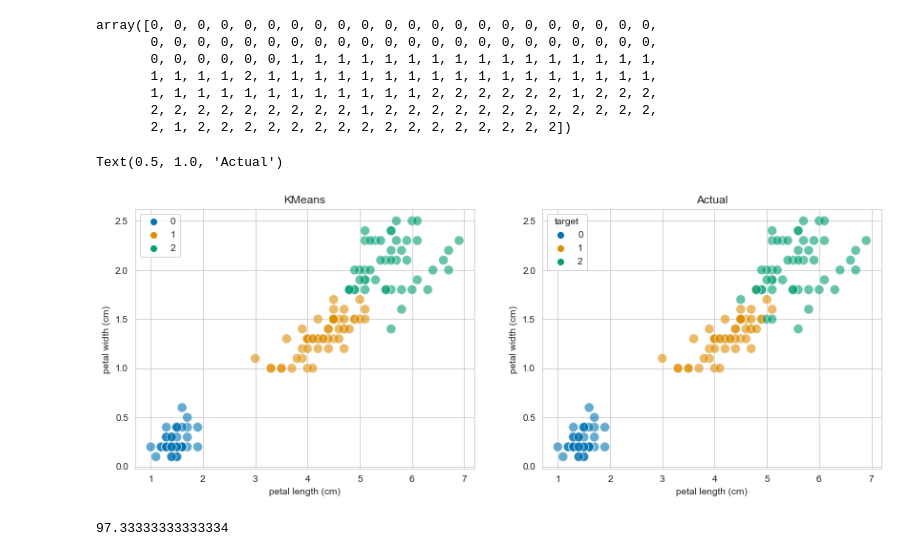
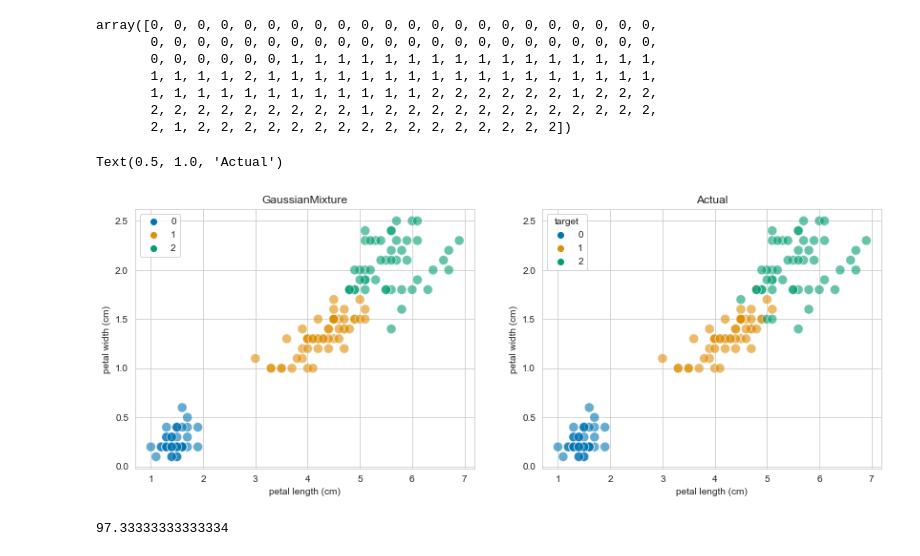
Before and after one commit to honghanhh/mci_python_36a1_l2, a Jupyter notebook: Lectures/thuynm_lecture_07_inclass_python26a10l2-Copy1.ipynb, the cells around one changed output. Drawn from its saved outputs; the diff is of its cells as text; code cells hidden in the pictures.

```diff
--- a/Lectures/thuynm_lecture_07_inclass_python26a10l2-Copy1.ipynb
+++ b/Lectures/thuynm_lecture_07_inclass_python26a10l2-Copy1.ipynb
@@ -340,5 +368,5 @@ array([1, 1, 1, 1, 1, 1, 1, 1, 1, 1, 1, 1, 1, 1, 1, 1, 1, 1, 1, 1, 1, 1,
 # %%
-value_map = {1: 0, 0: 1, 2: 2}
+value_map = {1: 0, 2: 2, 0: 1}
 y_pred = np.array([value_map[i] for i in y_pred])
 y_pred
 # %% [output]
@@ -352,19 +380,19 @@ array([0, 0, 0, 0, 0, 0, 0, 0, 0, 0, 0, 0, 0, 0, 0, 0, 0, 0, 0, 0, 0, 0,
 # %%
 fig, axs = plt.subplots(1, 2, figsize=(14, 5))
 ax = sns.scatterplot(
     data=X, x='petal length (cm)', y='petal width (cm)', hue=y_pred,
     s=100, alpha=0.6, palette='colorblind', ax=axs[0]
 )
-ax.set_title('KMeans')
+ax.set_title('GaussianMixture')
 
 ax = sns.scatterplot(
     data=X, x='petal length (cm)', y='petal width (cm)', hue=y,
     s=100, alpha=0.6, palette='colorblind', ax=axs[1]
 )
 ax.set_title('Actual')
 # %% [output]
 Text(0.5, 1.0, 'Actual')
-[figure, old version]
+[figure, new version]
 # %%
 metrics.accuracy_score(y, y_pred)*100
 # %% [output]
```
Also changed, not shown: parts of 8 cells of this notebook.
